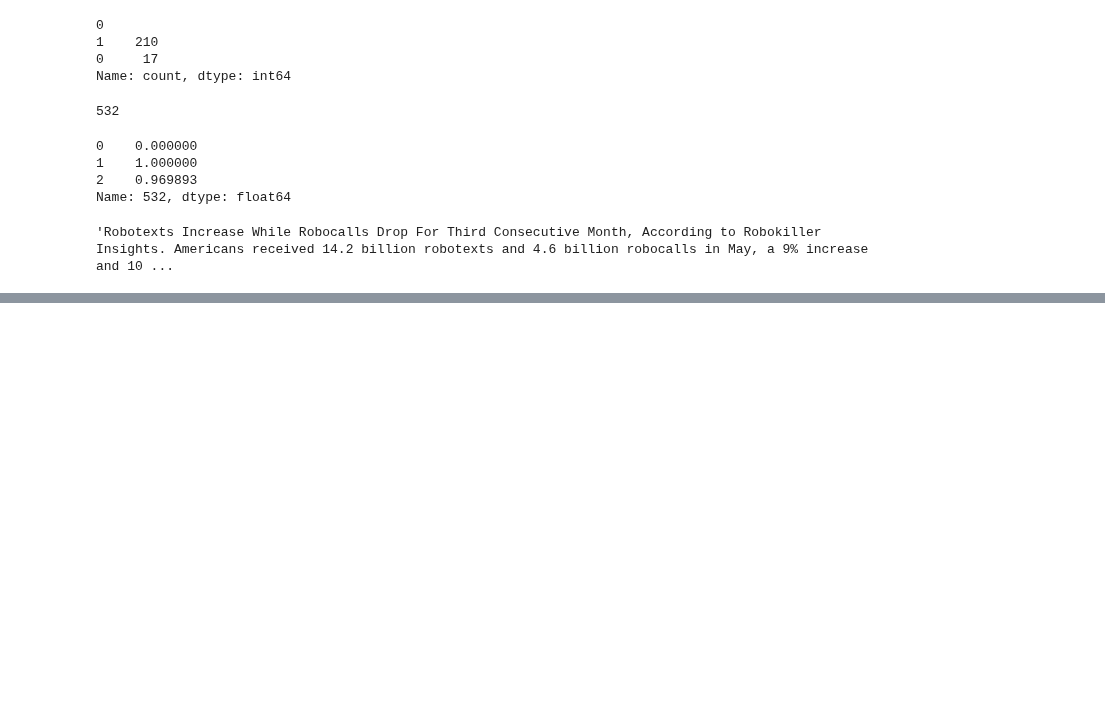
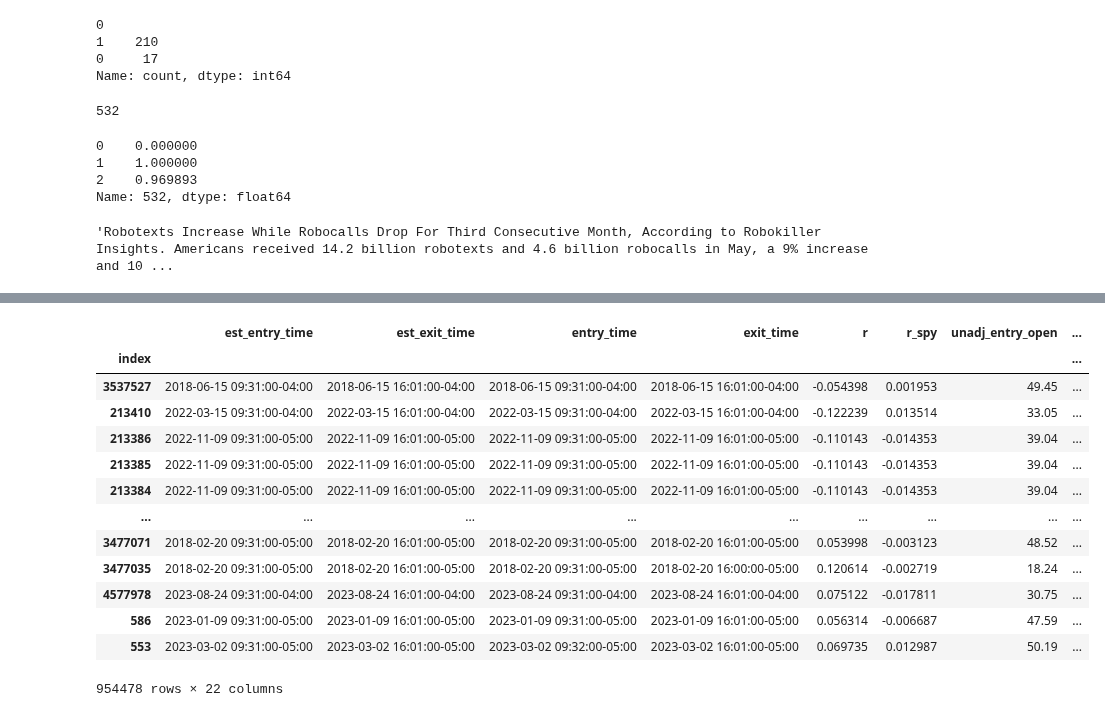
Before and after one commit to adrianbeer/LLM-News-Trading, a Jupyter notebook: src/preprocessing/check_data_integrity.ipynb, the cells around one changed output, grey strips where cells are left out. Drawn from its saved outputs; the diff is of its cells as text; code cells hidden in the pictures; blank space fills up the shorter version.

```diff
--- a/src/preprocessing/check_data_integrity.ipynb
+++ b/src/preprocessing/check_data_integrity.ipynb
@@ -179,0 +306,19 @@ ld.loc[ld_mini.index[532], "parsed_body"]
+# %%
+learndat: pd.DataFrame = pd.read_parquet(path=config.data.learning_dataset)
+# %%
+learndat.sort_values("z_score")
+# %% [output]
+|  | est_entry_time | est_exit_time | entry_time | exit_time | r | r_spy | unadj_entry_open | ... |
+| index |  |  |  |  |  |  |  | ... |
+| 3537527 | 2018-06-15 09:31:00-04:00 | 2018-06-15 16:01:00-04:00 | 2018-06-15 09:31:00-04:00 | 2018-06-15 16:01:00-04:00 | -0.054398 | 0.001953 | 49.45 | ... |
+| 213410 | 2022-03-15 09:31:00-04:00 | 2022-03-15 16:01:00-04:00 | 2022-03-15 09:31:00-04:00 | 2022-03-15 16:01:00-04:00 | -0.122239 | 0.013514 | 33.05 | ... |
+| 213386 | 2022-11-09 09:31:00-05:00 | 2022-11-09 16:01:00-05:00 | 2022-11-09 09:31:00-05:00 | 2022-11-09 16:01:00-05:00 | -0.110143 | -0.014353 | 39.04 | ... |
+| 213385 | 2022-11-09 09:31:00-05:00 | 2022-11-09 16:01:00-05:00 | 2022-11-09 09:31:00-05:00 | 2022-11-09 16:01:00-05:00 | -0.110143 | -0.014353 | 39.04 | ... |
+| 213384 | 2022-11-09 09:31:00-05:00 | 2022-11-09 16:01:00-05:00 | 2022-11-09 09:31:00-05:00 | 2022-11-09 16:01:00-05:00 | -0.110143 | -0.014353 | 39.04 | ... |
+| ... | ... | ... | ... | ... | ... | ... | ... | ... |
+| 3477071 | 2018-02-20 09:31:00-05:00 | 2018-02-20 16:01:00-05:00 | 2018-02-20 09:31:00-05:00 | 2018-02-20 16:01:00-05:00 | 0.053998 | -0.003123 | 48.52 | ... |
+| 3477035 | 2018-02-20 09:31:00-05:00 | 2018-02-20 16:01:00-05:00 | 2018-02-20 09:31:00-05:00 | 2018-02-20 16:00:00-05:00 | 0.120614 | -0.002719 | 18.24 | ... |
+| 4577978 | 2023-08-24 09:31:00-04:00 | 2023-08-24 16:01:00-04:00 | 2023-08-24 09:31:00-04:00 | 2023-08-24 16:01:00-04:00 | 0.075122 | -0.017811 | 30.75 | ... |
+| 586 | 2023-01-09 09:31:00-05:00 | 2023-01-09 16:01:00-05:00 | 2023-01-09 09:31:00-05:00 | 2023-01-09 16:01:00-05:00 | 0.056314 | -0.006687 | 47.59 | ... |
+| 553 | 2023-03-02 09:31:00-05:00 | 2023-03-02 16:01:00-05:00 | 2023-03-02 09:32:00-05:00 | 2023-03-02 16:01:00-05:00 | 0.069735 | 0.012987 | 50.19 | ... |
+954478 rows × 22 columns
```
Also changed, not shown: parts of 20 cells of this notebook, 9 other files.
